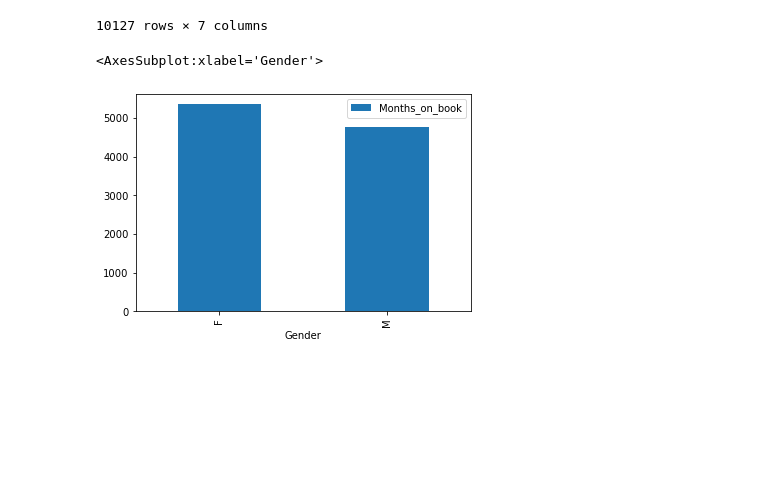
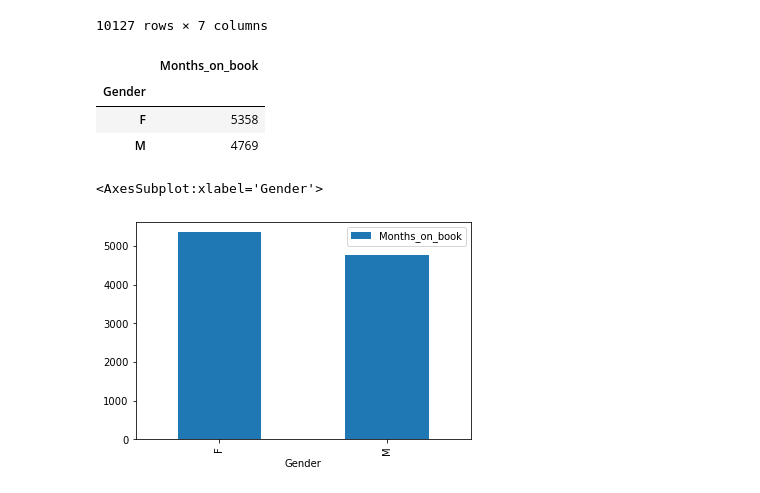
Before and after one commit to Emziicles/Project1-CreditCard, a Jupyter notebook: JupyterNotebook/Project1 Question 2.ipynb, the cells around one changed output. Saved outputs shown, nothing was run; the diff lists cells and outputs as text; code cells hidden in the pictures; blank space fills up the shorter version.

```diff
--- a/JupyterNotebook/Project1 Question 2.ipynb
+++ b/JupyterNotebook/Project1 Question 2.ipynb
@@ -107,6 +107,12 @@ data_groupby_gender=data.groupby(["Gender"])
 # %%
 data_groupby_gender
 Gender_vs_monthsonbook=pd.DataFrame(data_groupby_gender["Months_on_book"].count())
+Gender_vs_monthsonbook
+# %% [output]
+|  | Months_on_book |
+| Gender |  |
+| F | 5358 |
+| M | 4769 |
 # %%
 # Bar chart for Gender and month on book
 Gender_vs_monthsonbook.plot(kind = "bar")
```
Also changed, not shown: parts of 2 cells of this notebook.
